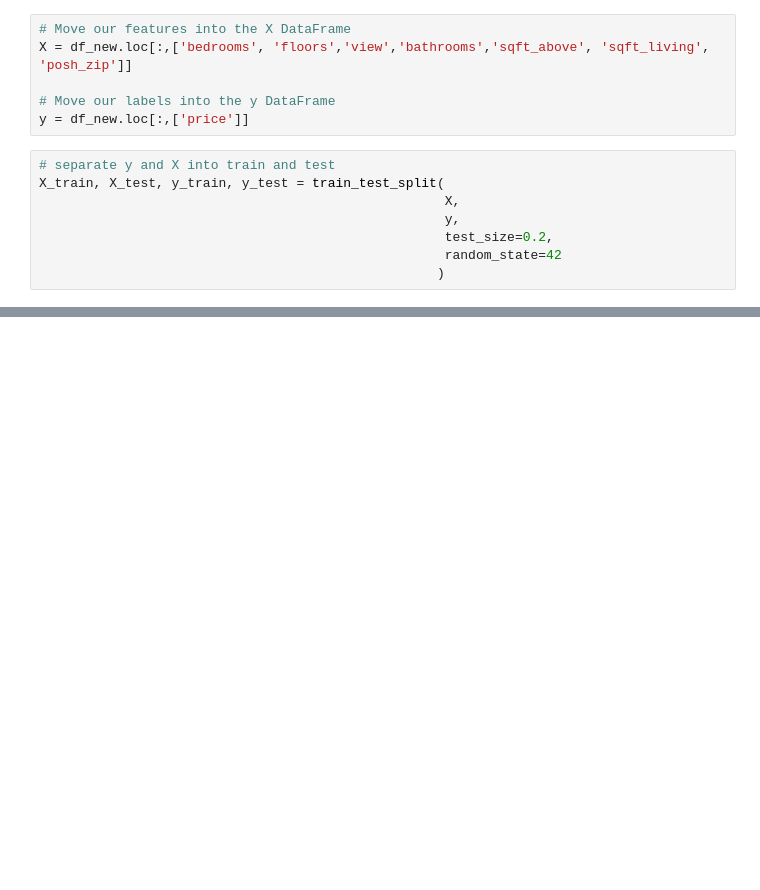
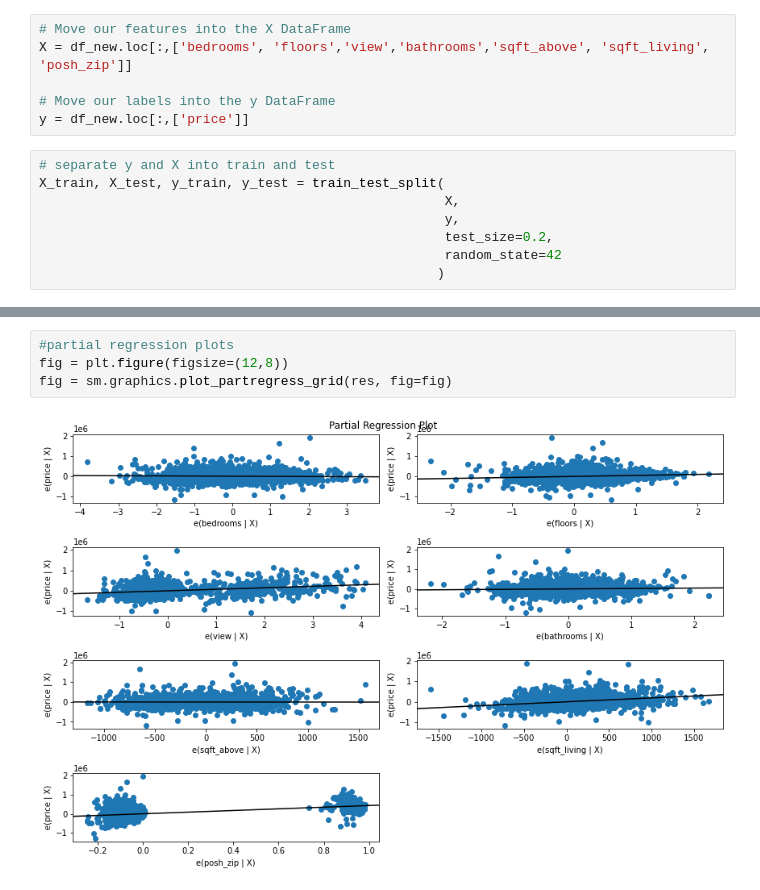
Before and after one commit to Abuton/stage-f-14-house-pricing, a Jupyter notebook: model building and result explanation.ipynb, the cells around one changed output, grey strips where cells are left out. Saved outputs shown, nothing was run; the diff lists cells and outputs as text; blank space fills up the shorter version.

```diff
--- a/model building and result explanation.ipynb
+++ b/model building and result explanation.ipynb
@@ -331,0 +404,6 @@ X_train, X_test, y_train, y_test = train_test_split(
+# %%
+#partial regression plots
+fig = plt.figure(figsize=(12,8))
+fig = sm.graphics.plot_partregress_grid(res, fig=fig)
+# %% [output]
+[figure, added]
```
Also changed, not shown: parts of 8 cells of this notebook.
